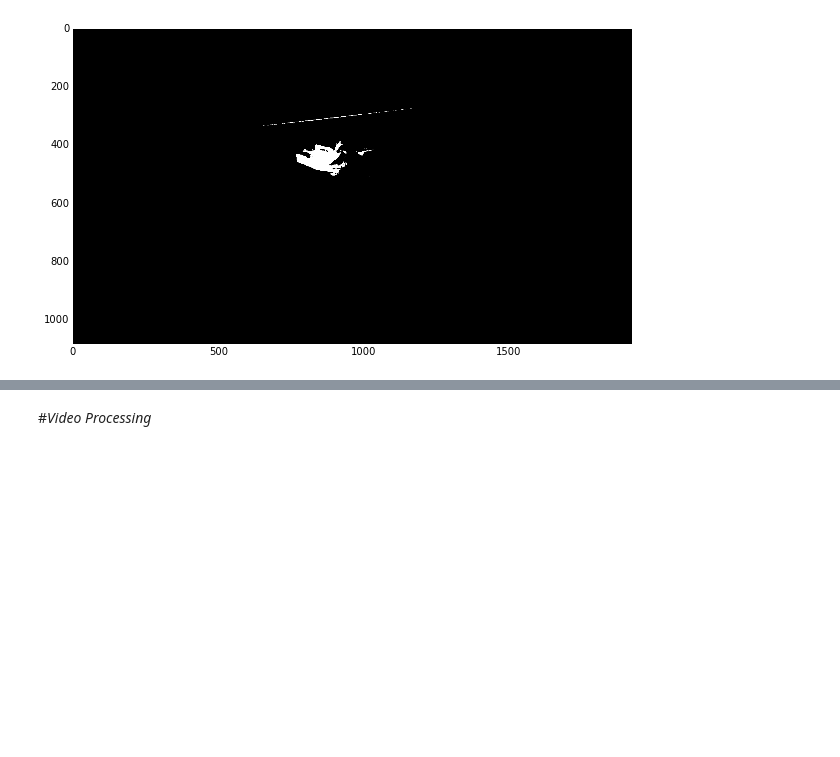
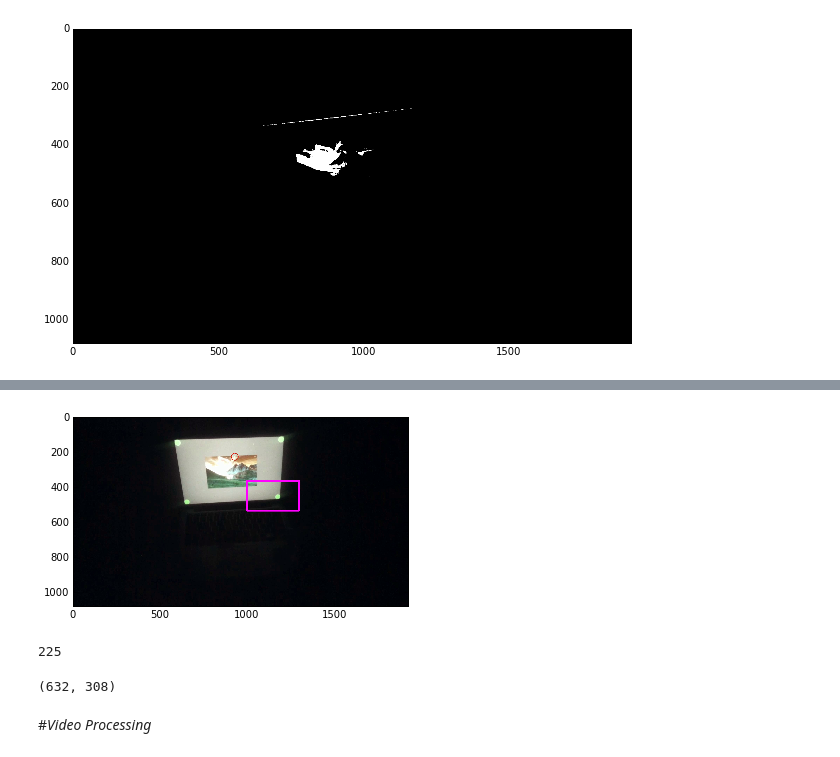
Before and after one commit to pearsonlab/cv-testing, a Jupyter notebook: find-screen.ipynb, the cells around one changed output, grey strips where cells are left out. Drawn from its saved outputs; the diff is of its cells as text; code cells hidden in the pictures; blank space fills up the shorter version.

```diff
--- a/find-screen.ipynb
+++ b/find-screen.ipynb
@@ -171,3 +194,18 @@ plt.imshow(bw_img, cmap='gray');
+# %%
+found = img.copy()
+rect_pt = (match_loc[0]+temp.shape[1], match_loc[1]+temp.shape[0])
+cv2.rectangle(found, match_loc, rect_pt, (255,0,255), 10)
+plt.imshow(found);
+# %% [output]
+[figure, added]
+# %%
+temp.shape[0]
+# %% [output]
+225
+# %%
+min_loc
+# %% [output]
+(632, 308)
 # %% [markdown]
 #*Video Processing*
 # %% [markdown]
```
Also changed, not shown: parts of 6 cells of this notebook.
